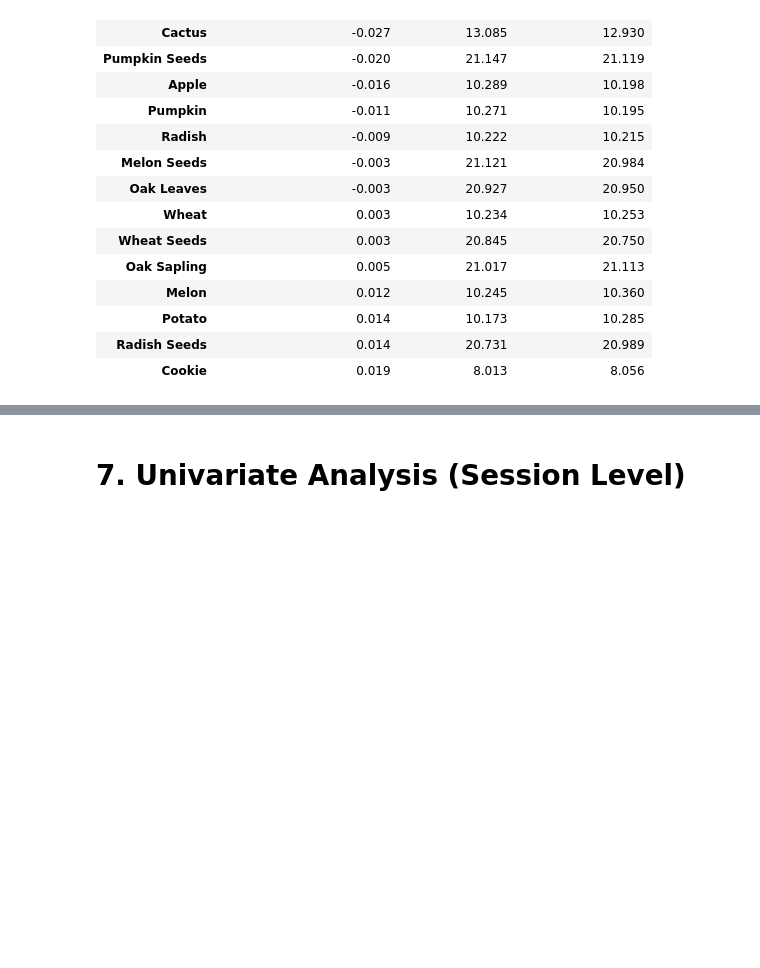
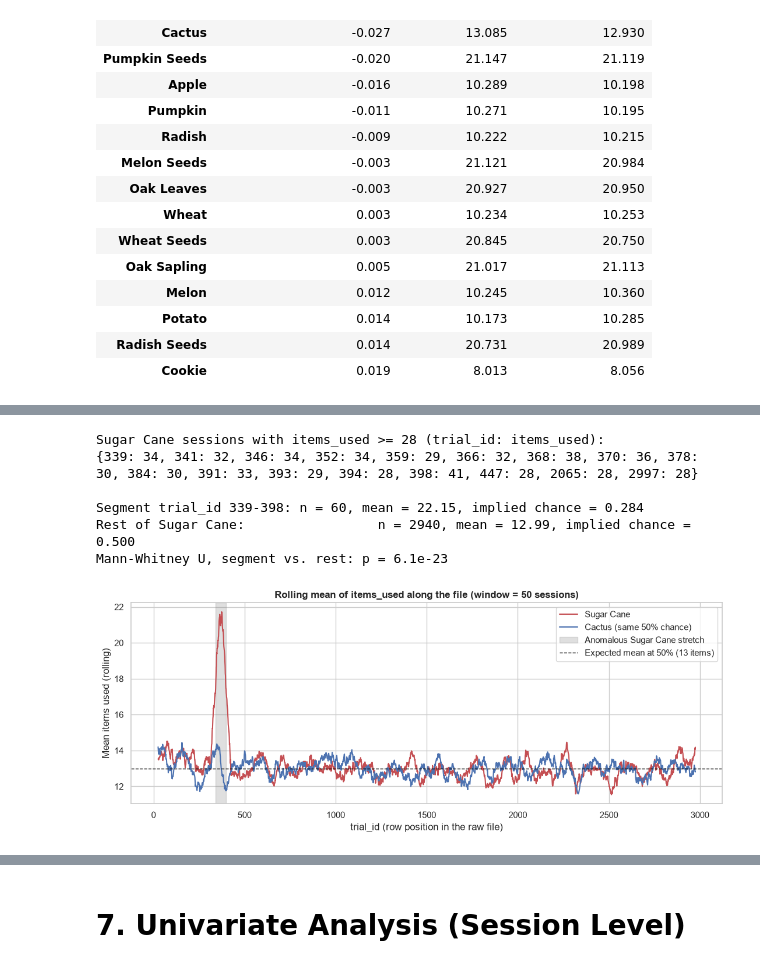
Before and after one commit to errodd/minecraft_composting_success_predictor, a Jupyter notebook: notebooks/01_eda.ipynb, the cells around one changed output, grey strips where cells are left out. Drawn from its saved outputs; the diff is of its cells as text; code cells hidden in the pictures; blank space fills up the shorter version.

```diff
--- a/notebooks/01_eda.ipynb
+++ b/notebooks/01_eda.ipynb
@@ -475,0 +592,38 @@ encoder, or scaler must instead be fit later, only on the training split. Concre
+# %%
+sugar = composting[composting["material"] == "Sugar Cane"].sort_values("trial_id")
+cactus = composting[composting["material"] == "Cactus"].sort_values("trial_id")   # same documented chance (50%)
+
+# Sessions with items_used >= 28 are rare for a 50% material; locate them.
+long_sessions = sugar.loc[sugar["items_used"] >= 28, ["trial_id", "items_used"]]
+print("Sugar Cane sessions with items_used >= 28 (trial_id: items_used):")
+print(dict(zip(long_sessions["trial_id"], long_sessions["items_used"])))
+
+ANOMALY_START, ANOMALY_END = 339, 398   # first and last trial_id of the cluster of long sessions
+in_segment = sugar["trial_id"].between(ANOMALY_START, ANOMALY_END)
+segment, rest = sugar.loc[in_segment, "items_used"], sugar.loc[~in_segment, "items_used"]
+mwu = stats.mannwhitneyu(segment, rest)
+print(f"\nSegment trial_id {ANOMALY_START}-{ANOMALY_END}: n = {len(segment)}, mean = {segment.mean():.2f}, "
+      f"implied chance = {6 / (segment.mean() - 1):.3f}")
+print(f"Rest of Sugar Cane:                 n = {len(rest)}, mean = {rest.mean():.2f}, "
+      f"implied chance = {6 / (rest.mean() - 1):.3f}")
+print(f"Mann-Whitney U, segment vs. rest: p = {mwu.pvalue:.3g}")
+
+fig, ax = plt.subplots(figsize=(11, 4.5))
+for frame, label, color in ((sugar, "Sugar Cane", "#C44E52"), (cactus, "Cactus (same 50% chance)", "#4C72B0")):
+    ax.plot(frame["trial_id"], frame["items_used"].rolling(50, center=True).mean(), color=color, label=label)
+ax.axvspan(ANOMALY_START, ANOMALY_END, color="grey", alpha=0.25, label="Anomalous Sugar Cane stretch")
+ax.axhline(1 + 6 / 0.5, color="black", linestyle="--", linewidth=1, label="Expected mean at 50% (13 items)")
+ax.set_title("Rolling mean of items_used along the file (window = 50 sessions)")
+ax.set_xlabel("trial_id (row position in the raw file)")
+ax.set_ylabel("Mean items used (rolling)")
+ax.legend(loc="upper right")
+plt.tight_layout()
+plt.show()
+# %% [output]
+Sugar Cane sessions with items_used >= 28 (trial_id: items_used):
+{339: 34, 341: 32, 346: 34, 352: 34, 359: 29, 366: 32, 368: 38, 370: 36, 378: 30, 384: 30, 391: 33, 393: 29, 394: 28, 398: 41, 447: 28, 2065: 28, 2997: 28}
+
+Segment trial_id 339-398: n = 60, mean = 22.15, implied chance = 0.284
+Rest of Sugar Cane:                 n = 2940, mean = 12.99, implied chance = 0.500
+Mann-Whitney U, segment vs. rest: p = 6.1e-23
+[figure, added]
```
Also changed, not shown: parts of 89 cells of this notebook, 6 other files.
